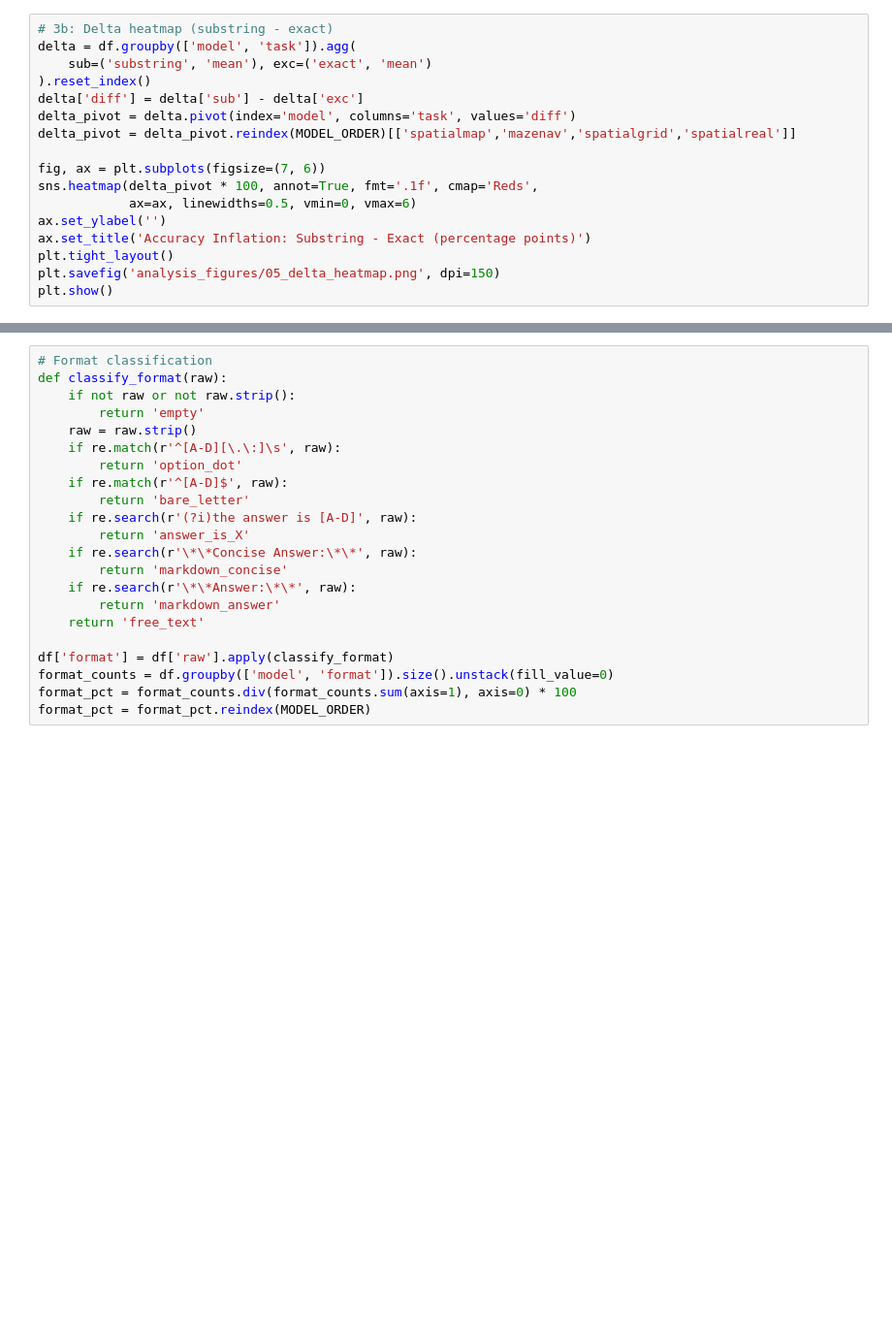
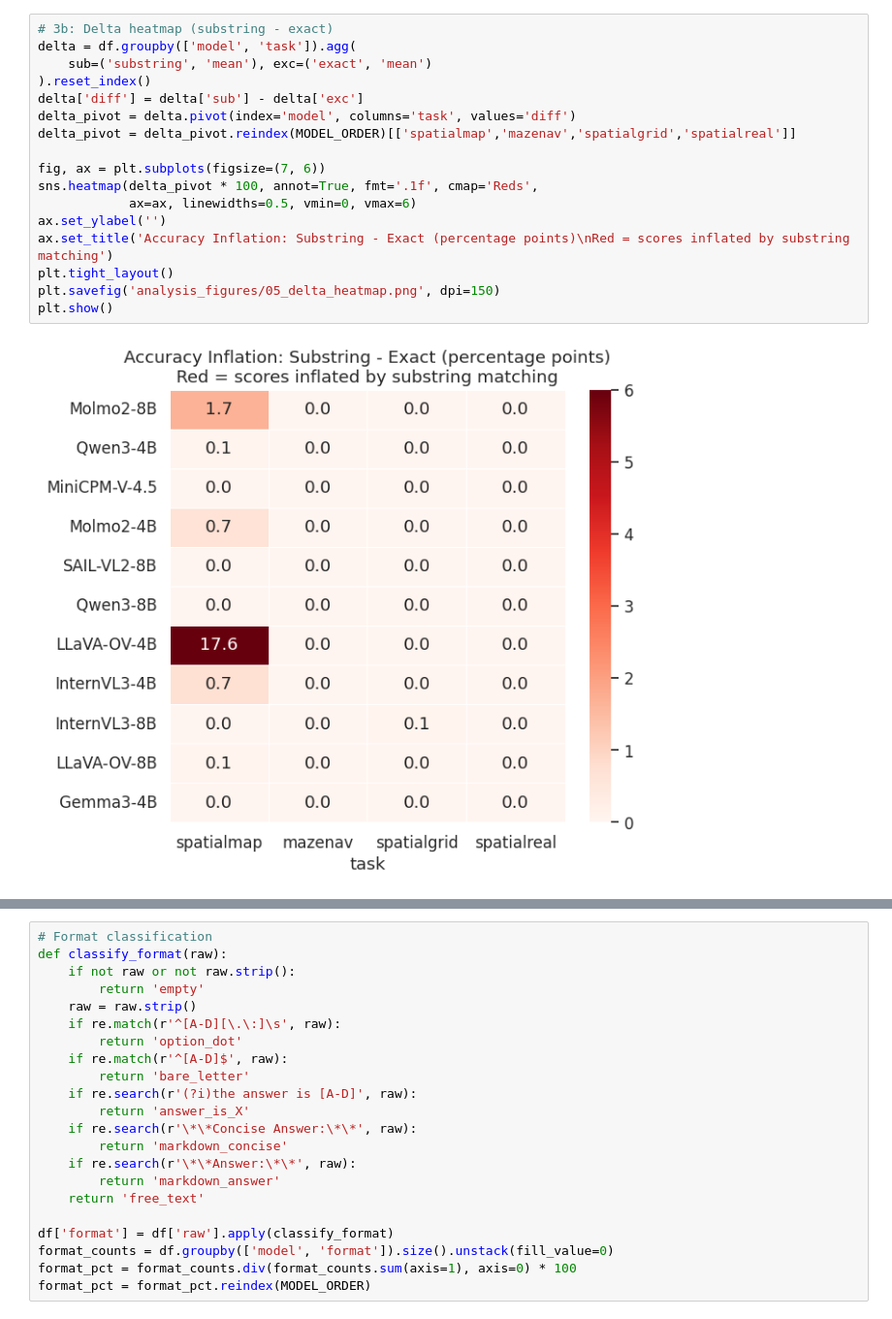
Before and after one commit to BinSpa/SpatialEval_SPSV, a Jupyter notebook: analysis.ipynb, the cells around one changed output, grey strips where cells are left out. Shown at 97% size. Drawn from its saved outputs; the diff is of its cells as text; blank space fills up the shorter version.

```diff
--- a/analysis.ipynb
+++ b/analysis.ipynb
@@ -182,20 +266,22 @@ plt.show()
 # %%
 # 3b: Delta heatmap (substring - exact)
 delta = df.groupby(['model', 'task']).agg(
     sub=('substring', 'mean'), exc=('exact', 'mean')
 ).reset_index()
 delta['diff'] = delta['sub'] - delta['exc']
 delta_pivot = delta.pivot(index='model', columns='task', values='diff')
 delta_pivot = delta_pivot.reindex(MODEL_ORDER)[['spatialmap','mazenav','spatialgrid','spatialreal']]
 
 fig, ax = plt.subplots(figsize=(7, 6))
 sns.heatmap(delta_pivot * 100, annot=True, fmt='.1f', cmap='Reds',
             ax=ax, linewidths=0.5, vmin=0, vmax=6)
 ax.set_ylabel('')
-ax.set_title('Accuracy Inflation: Substring - Exact (percentage points)')
+ax.set_title('Accuracy Inflation: Substring - Exact (percentage points)\nRed = scores inflated by substring matching')
 plt.tight_layout()
 plt.savefig('analysis_figures/05_delta_heatmap.png', dpi=150)
 plt.show()
+# %% [output]
+[figure, added]
 # %%
 # 3c: Disagreement summary
 fp = df[df['substring'] & ~df['exact']].copy()
```
Also changed, not shown: parts of 47 cells of this notebook, 6 other files.
